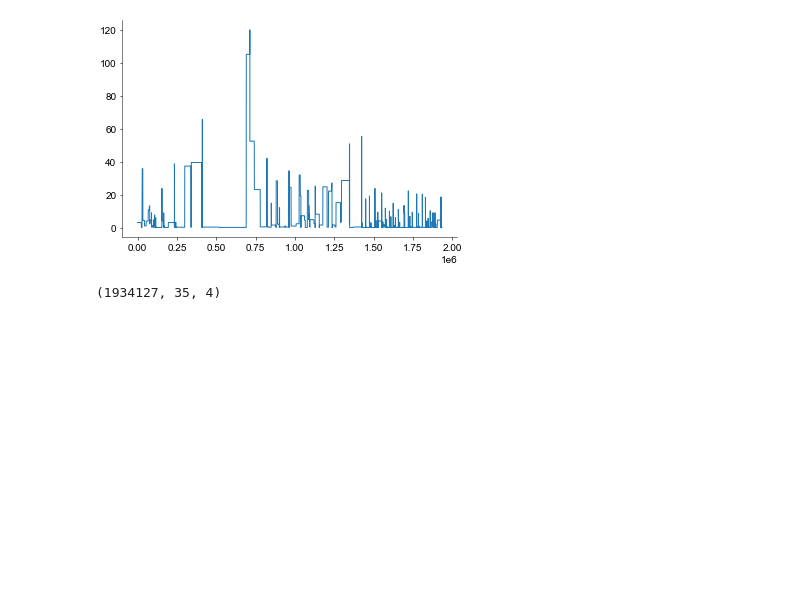
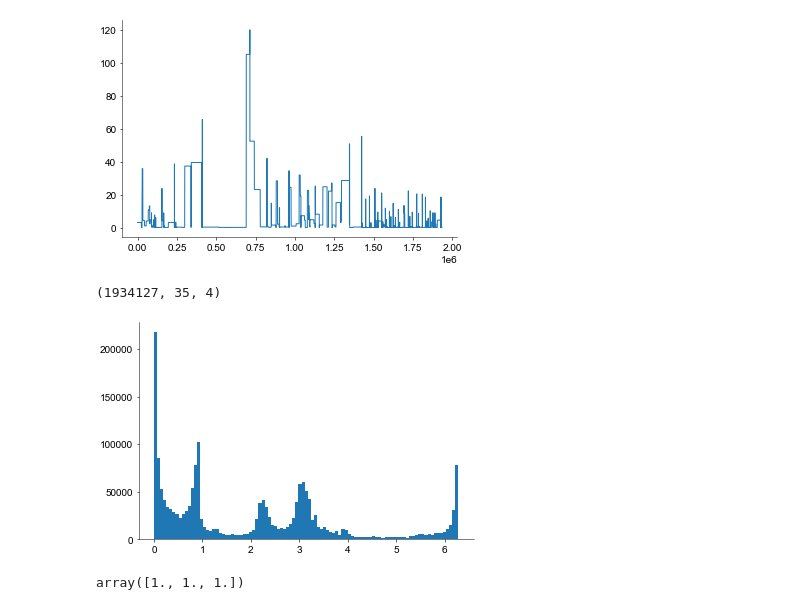
Before and after one commit to davindicode/nonparametric-nonrenewal-process, a Jupyter notebook: scripts/analysis/hc3.ipynb, the cells around one changed output. Cells and saved outputs as stored; diff of their text form; code cells hidden in the pictures; blank space fills up the shorter version.

```diff
--- a/scripts/analysis/hc3.ipynb
+++ b/scripts/analysis/hc3.ipynb
@@ -102,3 +102,13 @@ plt.show()
 dataset_dict["ISIs"].shape
 # %% [output]
 (1934127, 35, 4)
+# %%
+
+plt.hist(dataset_dict["covariates"]["hd"], bins=np.linspace(0, 2*np.pi, 100))
+plt.show()
+# %% [output]
+[figure, added]
+# %%
+np.ones(3)
+# %% [output]
+array([1., 1., 1.])
```
Also changed, not shown: 8 other files.
